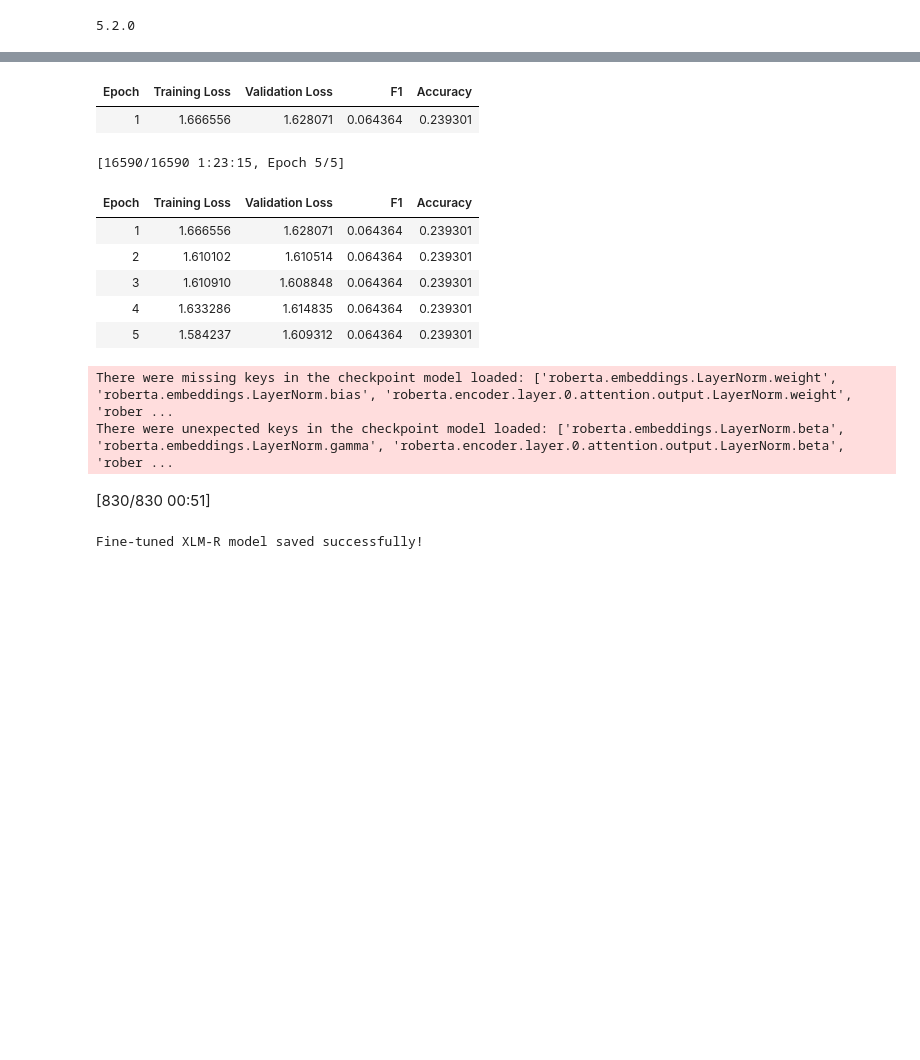
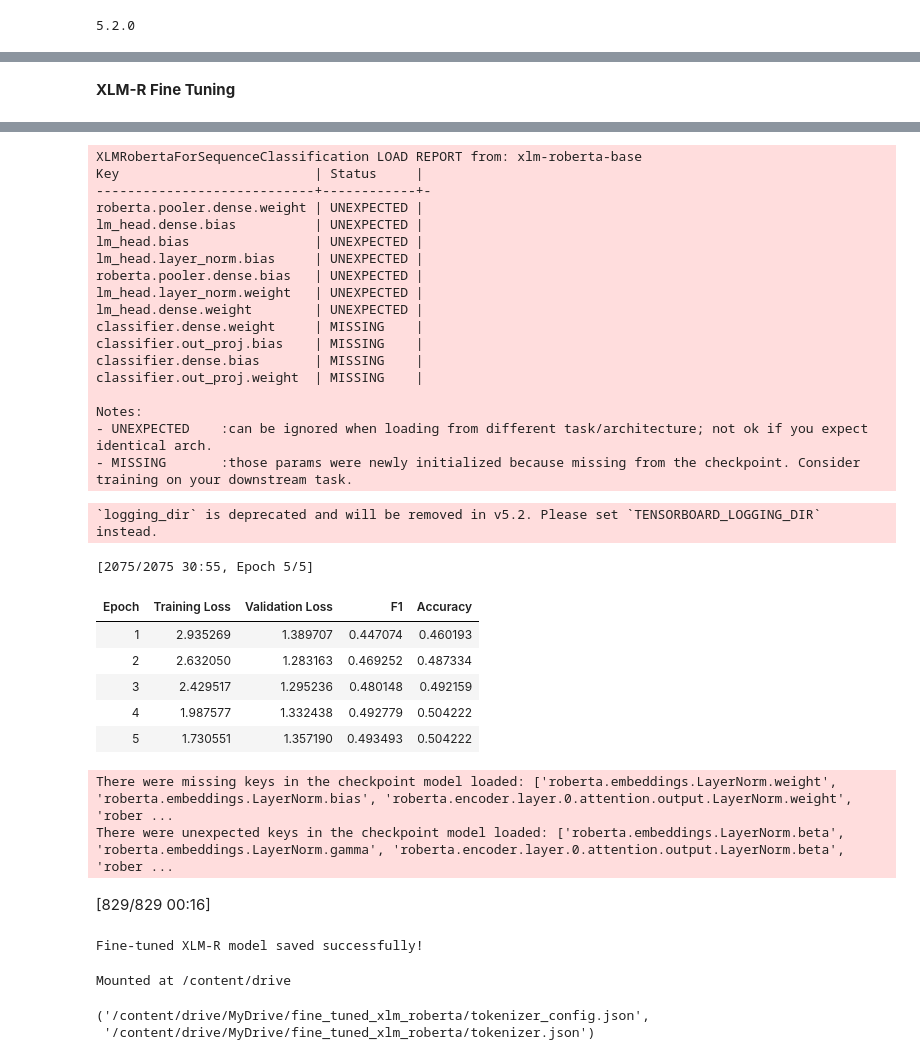
Before and after one commit to Faizan-Nawaz/UrEMONet, a Jupyter notebook: Backend/XLMR_and_XGBoost_on_transcriptions.ipynb, the cells around one changed output, grey strips where cells are left out. Drawn from its saved outputs; the diff is of its cells as text; code cells hidden in the pictures; blank space fills up the shorter version.

```diff
--- a/Backend/XLMR_and_XGBoost_on_transcriptions.ipynb
+++ b/Backend/XLMR_and_XGBoost_on_transcriptions.ipynb
@@ -78,0 +110,8 @@ print(transformers.__version__)
+# %%
+# 1. Drop the 'unknown' rows first
+df = df[df['Label'] != 'unknown']
+
+
+# 4. Check the new distribution
+print("New Balanced Distribution:")
+print(df['Label'].value_counts())
@@ -79,3 +127,5 @@ print(transformers.__version__)
+# %% [markdown]
+**XLM-R Fine Tuning**
 # %%
 # ------------------- XLM-R Fine-Tuning for Urdu Text -------------------
 import pandas as pd
@@ -85,10 +135,6 @@ from sklearn.model_selection import train_test_split
 from transformers import AutoTokenizer, AutoModelForSequenceClassification, Trainer, TrainingArguments
 import evaluate
 import torch
-
-# ------------------- Load Data -------------------
-input_file = "labeled_file.csv"
-df = pd.read_csv(input_file)
 
 # Keep only relevant columns
 df = df[['text', 'Label']]
@@ -144,12 +190,16 @@ training_args = TrainingArguments(
     eval_strategy='epoch',
     save_strategy='epoch',
     num_train_epochs=5,
-    per_device_train_batch_size=2,
+    per_device_train_batch_size=8,
+    gradient_accumulation_steps=2,  # Simulate a batch size of 16 (2 * 8)
+    warmup_steps=500,               # Helps prevent the loss from exploding early on
+    weight_decay=0.01,              # Prevents overfitting
+    learning_rate=2e-5,
     per_device_eval_batch_size=2,
     save_total_limit=3,
     load_best_model_at_end=True,
     metric_for_best_model='f1',
-    learning_rate=5e-5,
+    fp16=True,
     logging_dir='./logs',
     logging_strategy='steps',
     logging_steps=50
@@ -196,13 +233,35 @@ Notes:
+XLMRobertaForSequenceClassification LOAD REPORT from: xlm-roberta-base
+Key                         | Status     |
+----------------------------+------------+-
+roberta.pooler.dense.weight | UNEXPECTED |
+lm_head.dense.bias          | UNEXPECTED |
+lm_head.bias                | UNEXPECTED |
+lm_head.layer_norm.bias     | UNEXPECTED |
+roberta.pooler.dense.bias   | UNEXPECTED |
+lm_head.layer_norm.weight   | UNEXPECTED |
+lm_head.dense.weight        | UNEXPECTED |
+classifier.dense.weight     | MISSING    |
+classifier.out_proj.bias    | MISSING    |
+classifier.dense.bias       | MISSING    |
+classifier.out_proj.weight  | MISSING    |
+
+Notes:
+- UNEXPECTED    :can be ignored when loading from different task/architecture; not ok if you expect identical arch.
+- MISSING       :those params were newly initialized because missing from the checkpoint. Consider training on your downstream task.
+`logging_dir` is deprecated and will be removed in v5.2. Please set `TENSORBOARD_LOGGING_DIR` instead.
+[2075/2075 30:55, Epoch 5/5]
 | Epoch | Training Loss | Validation Loss | F1 | Accuracy |
-| 1 | 1.666556 | 1.628071 | 0.064364 | 0.239301 |
+| 1 | 2.935269 | 1.389707 | 0.447074 | 0.460193 |
+| 2 | 2.632050 | 1.283163 | 0.469252 | 0.487334 |
+| 3 | 2.429517 | 1.295236 | 0.480148 | 0.492159 |
+| 4 | 1.987577 | 1.332438 | 0.492779 | 0.504222 |
+| 5 | 1.730551 | 1.357190 | 0.493493 | 0.504222 |
-[16590/16590 1:23:15, Epoch 5/5]
-| Epoch | Training Loss | Validation Loss | F1 | Accuracy |
-| 1 | 1.666556 | 1.628071 | 0.064364 | 0.239301 |
-| 2 | 1.610102 | 1.610514 | 0.064364 | 0.239301 |
-| 3 | 1.610910 | 1.608848 | 0.064364 | 0.239301 |
-| 4 | 1.633286 | 1.614835 | 0.064364 | 0.239301 |
-| 5 | 1.584237 | 1.609312 | 0.064364 | 0.239301 |
-There were missing keys in the checkpoint model loaded: ['roberta.embeddings.LayerNorm.weight', 'roberta.embeddings.LayerNorm.bias', 'roberta.encoder.layer.0.attention.output.LayerNorm.weight', 'rober ...
-There were unexpected keys in the checkpoint model loaded: ['roberta.embeddings.LayerNorm.beta', 'roberta.embeddings.LayerNorm.gamma', 'roberta.encoder.layer.0.attention.output.LayerNorm.beta', 'rober ...
+There were missing keys in the checkpoint model loaded: ['roberta.embeddings.LayerNorm.weight', 'roberta.embeddings.LayerNorm.bias', 'roberta.encoder.layer.0.attention.output.LayerNorm.weight', 'rober ...
+There were unexpected keys in the checkpoint model loaded: ['roberta.embeddings.LayerNorm.beta', 'roberta.embeddings.LayerNorm.gamma', 'roberta.encoder.layer.0.attention.output.LayerNorm.beta', 'rober ...
-[830/830 00:51]
+[829/829 00:16]
-Fine-tuned XLM-R model saved successfully!
+Fine-tuned XLM-R model saved successfully!
+# %%
+from google.colab import drive
+drive.mount('/content/drive')
+# %% [output]
+Mounted at /content/drive
@@ -208,0 +272,6 @@ Fine-tuned XLM-R model saved successfully!
+# %%
+model.save_pretrained(save_path)
+tokenizer.save_pretrained(save_path)
+# %% [output]
+('/content/drive/MyDrive/fine_tuned_xlm_roberta/tokenizer_config.json',
+ '/content/drive/MyDrive/fine_tuned_xlm_roberta/tokenizer.json')
```
Also changed, not shown: parts of 23 cells of this notebook.
